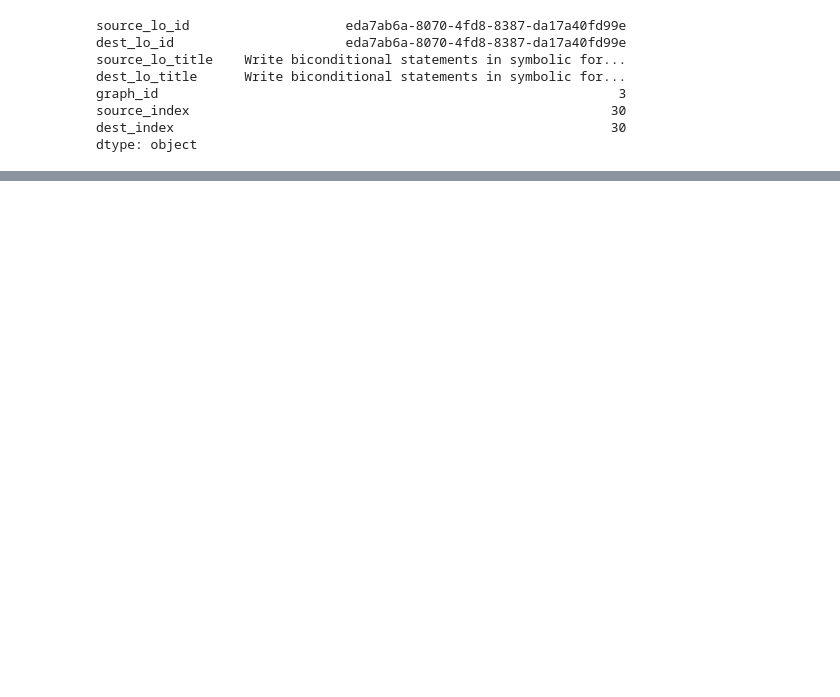
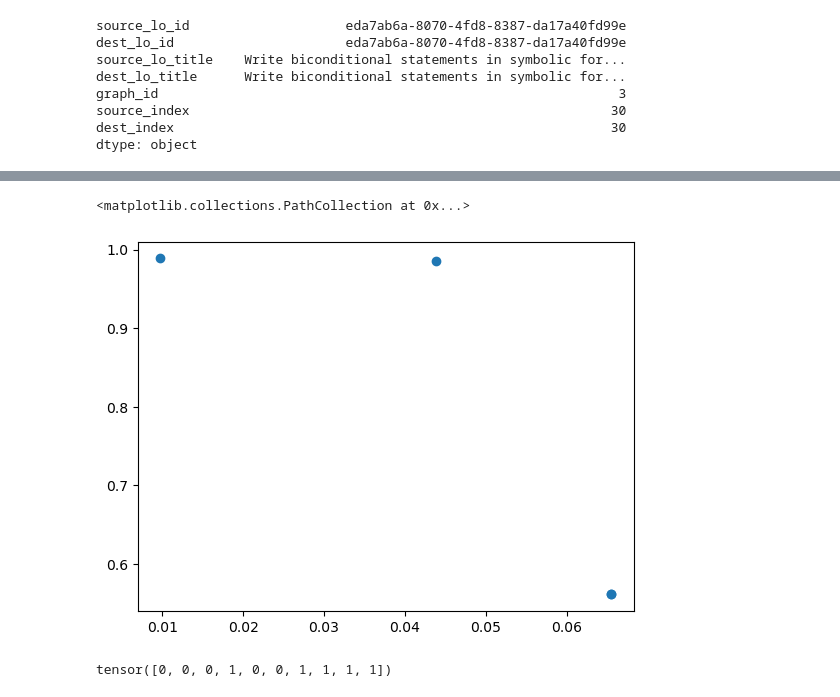
Before and after one commit to MadushanPathirana/msc-research, a Jupyter notebook: adaptive learning/creating graph/gnnWithTemporalImpact.ipynb, the cells around one changed output, grey strips where cells are left out. Saved outputs shown, nothing was run; the diff lists cells and outputs as text; code cells hidden in the pictures; blank space fills up the shorter version.

```diff
--- a/adaptive learning/creating graph/gnnWithTemporalImpact.ipynb
+++ b/adaptive learning/creating graph/gnnWithTemporalImpact.ipynb
@@ -820,0 +811,25 @@ for i in range(5):
+# %%
+test_accuracy=[]
+baseline_accuracy_list=[]
+best_model.eval()
+model.eval()
+with torch.no_grad():
+    for num, data in enumerate(test_loader):
+
+        try:
+
+            out,x=best_model(data.x_dict, data.edge_index_dict)
+            pred=out['target'].argmax(dim=1)
+            test_correct=out['target'].argmax(dim=1)==data['target'].y.view(1,-1)[0]
+            test_acc=test_correct*1
+            accuracy=(sum(test_correct*1)/test_correct.shape[0]).item()
+            #baseline_accuracy=(data['target'].y.view(1,-1)[0].max()==out['target'].argmax(dim=1)).sum()/data['target'].y.view(1,-1)[0].shape[0]
+            baseline_accuracy=((1==out['target'].argmax(dim=1))*1).sum()/data['target'].y.view(1,-1)[0].shape[0]
+            performance='model :{:.2f} , basline :{:.2f}'.format(accuracy,baseline_accuracy)
+            test_accuracy.append(accuracy)
+            baseline_accuracy_list.append(baseline_accuracy.item())
+            ic(performance);
+        except Exception as e:
+            ic(e)
+            pass
+ic(np.mean(test_accuracy),np.mean(baseline_accuracy_list));
@@ -820,0 +868,5 @@ for i in range(5):
+# %%
+plt.scatter(x=out['target'].detach()[:,0],y=out['target'].detach()[:,1])
+# %% [output]
+<matplotlib.collections.PathCollection at 0x...>
+[figure, added]
@@ -820,0 +910,4 @@ for i in range(5):
+# %%
+output_target.argmax(dim=1)
+# %% [output]
+tensor([0, 0, 0, 1, 0, 0, 1, 1, 1, 1])
```
Also changed, not shown: parts of 87 cells of this notebook, 6 other files.
